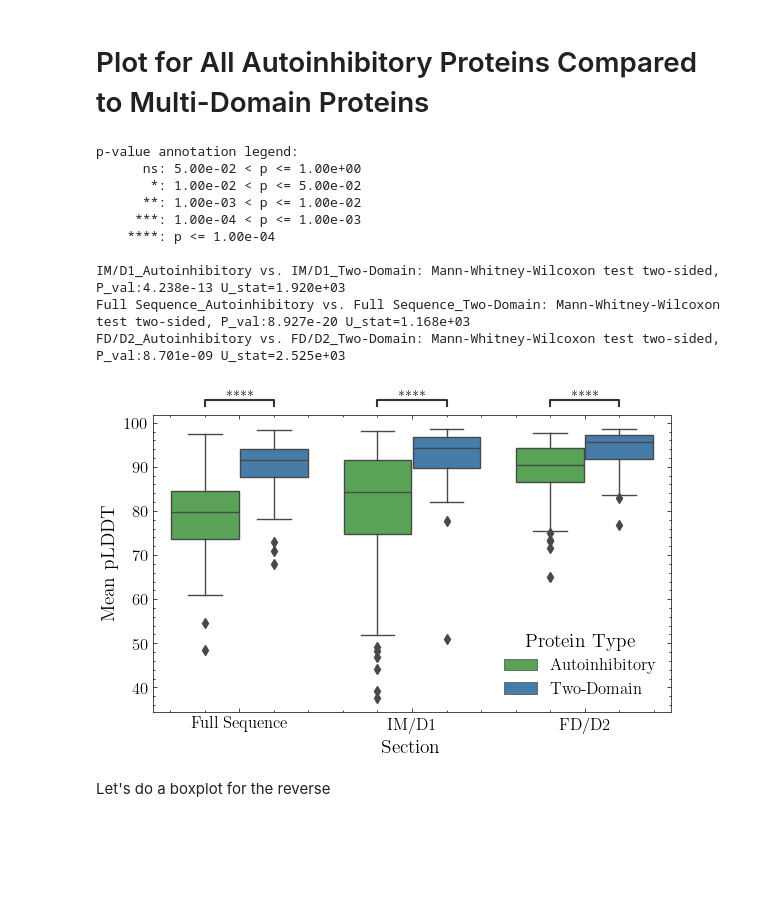
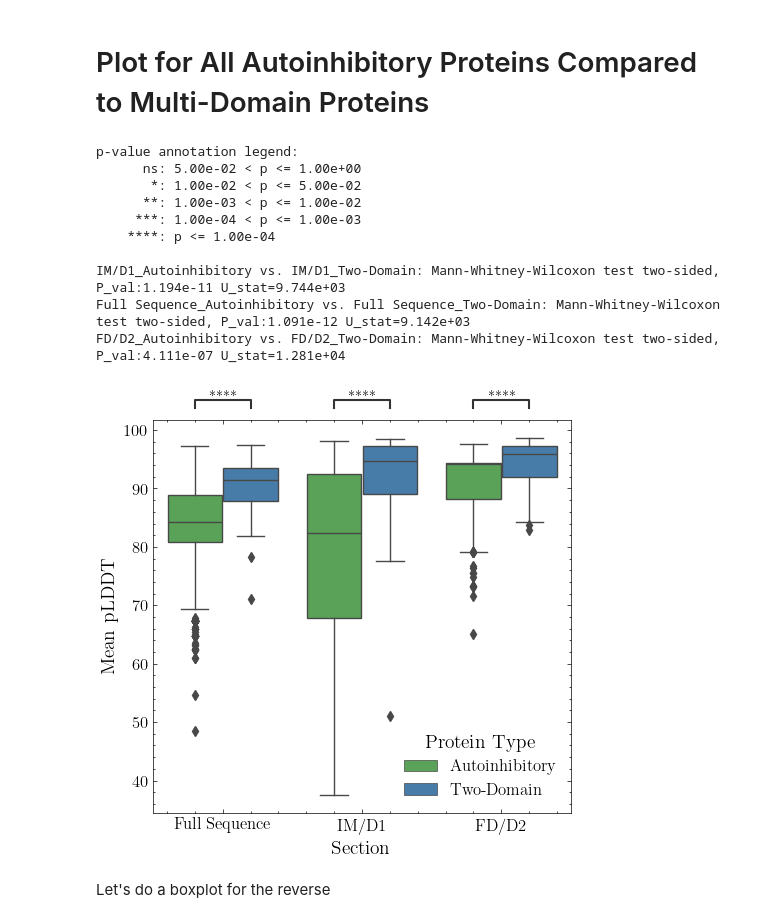
Before and after one commit to jpigles/alphafold-rmsd, a Jupyter notebook: plddt2.ipynb, the cells around one changed output. Drawn from its saved outputs; the diff is of its cells as text; code cells hidden in the pictures; blank space fills up the shorter version.

```diff
--- a/plddt2.ipynb
+++ b/plddt2.ipynb
@@ -21,6 +21,19 @@ cfMulti = pd.read_csv('./project_pipeline/data/cf_multi_domain_pLDDT.tsv', sep='
 
 # Set style
 plt.style.use('science')
+
+# Slight fixes to our dataframes to let the functions below work
+
+
+afAuto = afAuto.drop(columns=['pdb', 'complex_rmsd', 'percent_region_1', 'percent_region_2',
+                    '2_aligned', '2_comp', 'conformation', 'state', 'organism',
+                    'date', 'notes'])
+
+afMulti = afMulti.drop(columns=['mean_pae_1_1', 'mean_pae_1_2', 'mean_pae_2_2'])
+
+cfAuto = cfAuto.drop(columns=['conformation', 'state'])
+
+cfMulti = cfMulti.drop(columns=['mean_pae_1_1', 'mean_pae_1_2', 'mean_pae_2_2', 'af_filename'])
 # %%
 
 # Get the hex codes for the colors so we can assign them to categories
@@ -58,13 +71,15 @@ def rename_multi_columns(df):
 
 # Quick functions to melt dataframes
 def pivot_af_df(df):
-    df = df.melt(id_vars=['uniprot', 'region_1', 'region_2', 'filename'], var_name='Section', value_name='Mean pLDDT')
+
+    df = df.melt(id_vars=['uniprot', 'region_1', 'region_2', 'af_filename'], var_name='Section', value_name='Mean pLDDT')
     df['Mean pLDDT'] = df['Mean pLDDT'].astype(float)
 
     return df
 
 def pivot_cf_df(df):
-    df = df.melt(id_vars=['uniprot', 'cluster', 'region_1', 'region_2', 'filename'], var_name='Section', value_name='Mean pLDDT')
+
+    df = df.melt(id_vars=['uniprot', 'cluster', 'region_1', 'region_2', 'cf_filename'], var_name='Section', value_name='Mean pLDDT')
     df['Mean pLDDT'] = df['Mean pLDDT'].astype(float)
 
     return df
@@ -108,40 +125,40 @@ Now we chart them as boxplots
 # %%
 
 
-fig, ax = plt.subplots(figsize=(6, 4))
+fig, ax = plt.subplots(figsize=(5, 5))
 sns.boxplot(data=af, x='Section', y='Mean pLDDT', ax = ax, hue='type', palette=colors)
 ax.set_ylabel('Mean pLDDT', fontsize=14)
 ax.set_xlabel('Section', fontsize=14)
 ax.set_xticklabels(ax.get_xticklabels(), fontsize=12)
 ax.set_yticklabels(ax.get_yticklabels(), fontsize=12)
 ax.legend(title='Protein Type', title_fontsize='14', fontsize='12')
 
 
 # Annotate statistical significance
 pairs = [[('Full Sequence', 'Autoinhibitory'), ('Full Sequence', 'Two-Domain')],
          [('IM/D1', 'Autoinhibitory'), ('IM/D1', 'Two-Domain')],
          [('FD/D2', 'Autoinhibitory'), ('FD/D2', 'Two-Domain')]]
 subcat_order = ['Full Sequence', 'IM/D1', 'FD/D2']
 annotator = Annotator(ax, pairs, data=af, x='Section', y='Mean pLDDT', order=subcat_order, hue='type')
 annotator.configure(test='Mann-Whitney', text_format='star', loc='outside')
 annotator.apply_and_annotate()
 
 # Save the figure
 plt.style.use('science')
 plt.tight_layout()
-plt.savefig('./project_pipeline/data/figures/af_auto_multi_plddt.png')
+plt.savefig('./project_pipeline/data/figures/af_auto_multi_plddt.png', dpi=300, bbox_inches='tight')
 # %% [output]
 p-value annotation legend:
       ns: 5.00e-02 < p <= 1.00e+00
        *: 1.00e-02 < p <= 5.00e-02
       **: 1.00e-03 < p <= 1.00e-02
      ***: 1.00e-04 < p <= 1.00e-03
     ****: p <= 1.00e-04
 
-IM/D1_Autoinhibitory vs. IM/D1_Two-Domain: Mann-Whitney-Wilcoxon test two-sided, P_val:4.238e-13 U_stat=1.920e+03
-Full Sequence_Autoinhibitory vs. Full Sequence_Two-Domain: Mann-Whitney-Wilcoxon test two-sided, P_val:8.927e-20 U_stat=1.168e+03
-FD/D2_Autoinhibitory vs. FD/D2_Two-Domain: Mann-Whitney-Wilcoxon test two-sided, P_val:8.701e-09 U_stat=2.525e+03
+IM/D1_Autoinhibitory vs. IM/D1_Two-Domain: Mann-Whitney-Wilcoxon test two-sided, P_val:1.194e-11 U_stat=9.744e+03
+Full Sequence_Autoinhibitory vs. Full Sequence_Two-Domain: Mann-Whitney-Wilcoxon test two-sided, P_val:1.091e-12 U_stat=9.142e+03
+FD/D2_Autoinhibitory vs. FD/D2_Two-Domain: Mann-Whitney-Wilcoxon test two-sided, P_val:4.111e-07 U_stat=1.281e+04
-[figure, old version]
+[figure, new version]
 # %% [markdown]
 Let's do a boxplot for the reverse
 # %%
```
Also changed, not shown: parts of 8 cells of this notebook, 4 other files.
